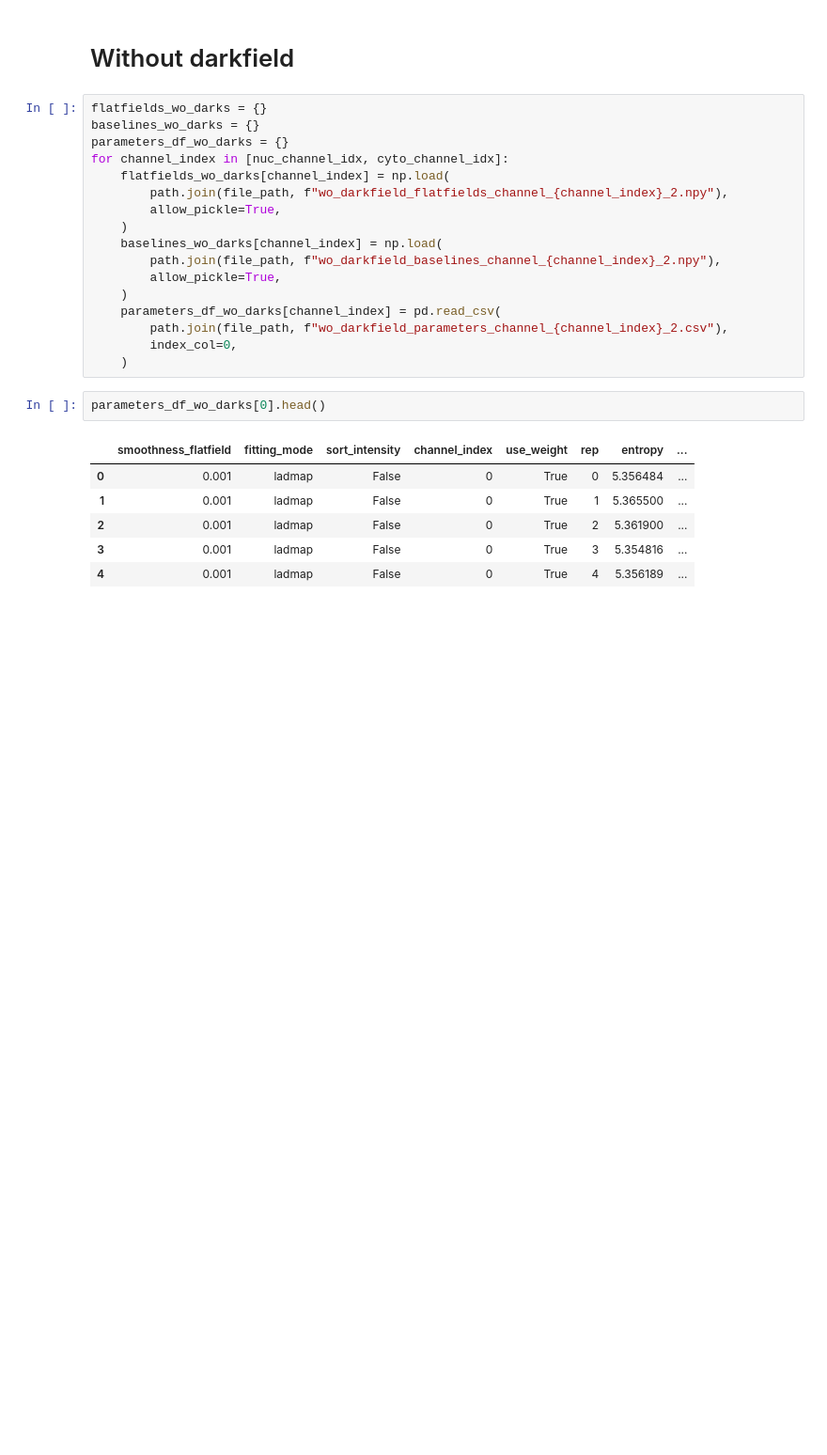
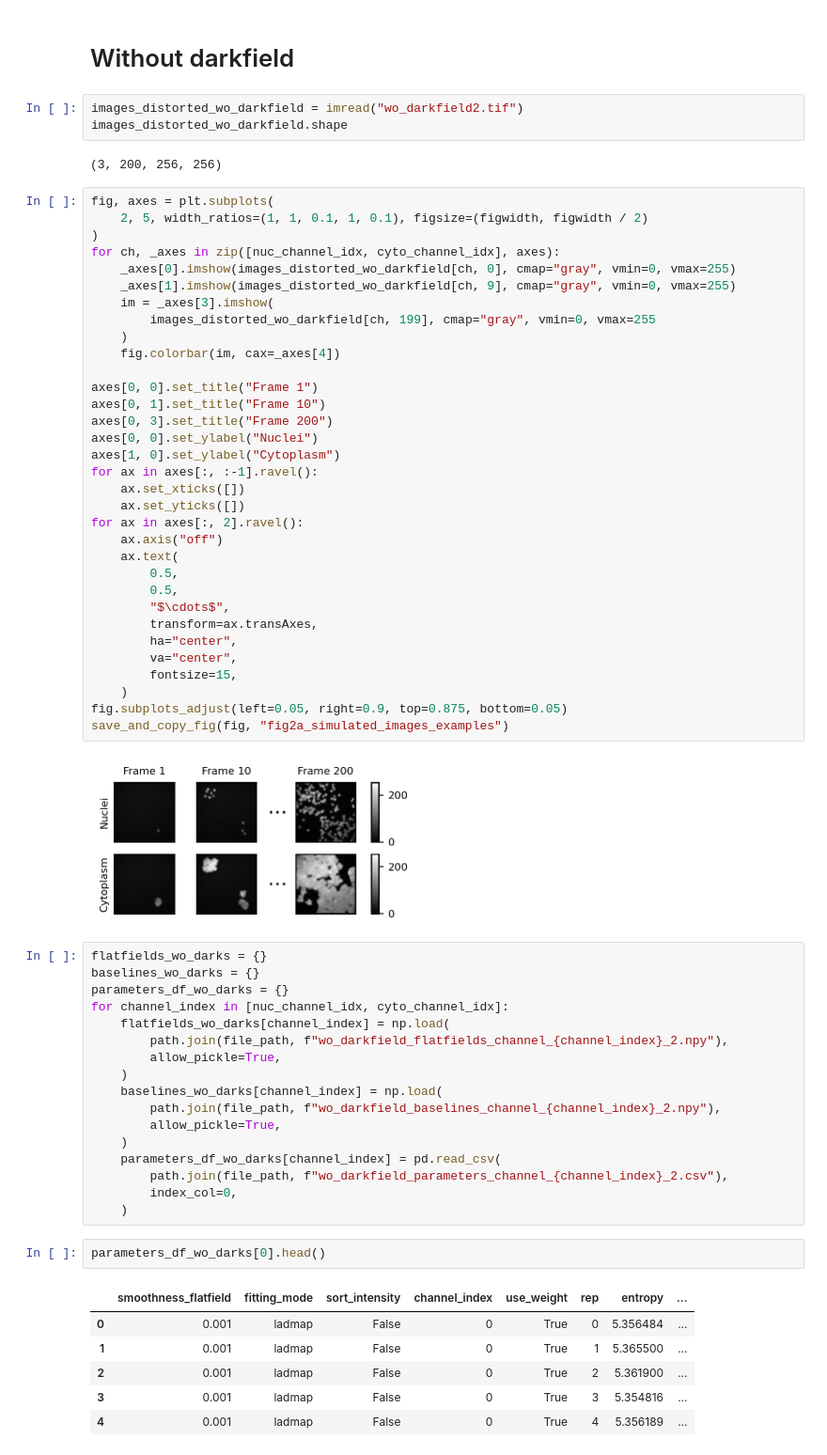
Before and after one commit to yfukai/BaSiCpy, a Jupyter notebook: misc_notebooks/analysis_for_publication/simulated_cells/simulated_cells_benchmark_plot.ipynb, the cells around one changed output. Shown at 94% size. Saved outputs shown, nothing was run; the diff lists cells and outputs as text; blank space fills up the shorter version.

```diff
--- a/misc_notebooks/analysis_for_publication/simulated_cells/simulated_cells_benchmark_plot.ipynb
+++ b/misc_notebooks/analysis_for_publication/simulated_cells/simulated_cells_benchmark_plot.ipynb
@@ -61,6 +68,46 @@ baseline_true = np.load(
 )
 # %% [markdown]
 # Without darkfield
+# %%
+images_distorted_wo_darkfield = imread("wo_darkfield2.tif")
+images_distorted_wo_darkfield.shape
+# %% [output]
+(3, 200, 256, 256)
+# %%
+fig, axes = plt.subplots(
+    2, 5, width_ratios=(1, 1, 0.1, 1, 0.1), figsize=(figwidth, figwidth / 2)
+)
+for ch, _axes in zip([nuc_channel_idx, cyto_channel_idx], axes):
+    _axes[0].imshow(images_distorted_wo_darkfield[ch, 0], cmap="gray", vmin=0, vmax=255)
+    _axes[1].imshow(images_distorted_wo_darkfield[ch, 9], cmap="gray", vmin=0, vmax=255)
+    im = _axes[3].imshow(
+        images_distorted_wo_darkfield[ch, 199], cmap="gray", vmin=0, vmax=255
+    )
+    fig.colorbar(im, cax=_axes[4])
+
+axes[0, 0].set_title("Frame 1")
+axes[0, 1].set_title("Frame 10")
+axes[0, 3].set_title("Frame 200")
+axes[0, 0].set_ylabel("Nuclei")
+axes[1, 0].set_ylabel("Cytoplasm")
+for ax in axes[:, :-1].ravel():
+    ax.set_xticks([])
+    ax.set_yticks([])
+for ax in axes[:, 2].ravel():
+    ax.axis("off")
+    ax.text(
+        0.5,
+        0.5,
+        "$\cdots$",
+        transform=ax.transAxes,
+        ha="center",
+        va="center",
+        fontsize=15,
+    )
+fig.subplots_adjust(left=0.05, right=0.9, top=0.875, bottom=0.05)
+save_and_copy_fig(fig, "fig2a_simulated_images_examples")
+# %% [output]
+[figure, added]
 # %%
 flatfields_wo_darks = {}
 baselines_wo_darks = {}
```
Also changed, not shown: parts of 9 cells of this notebook, 8 other files.
